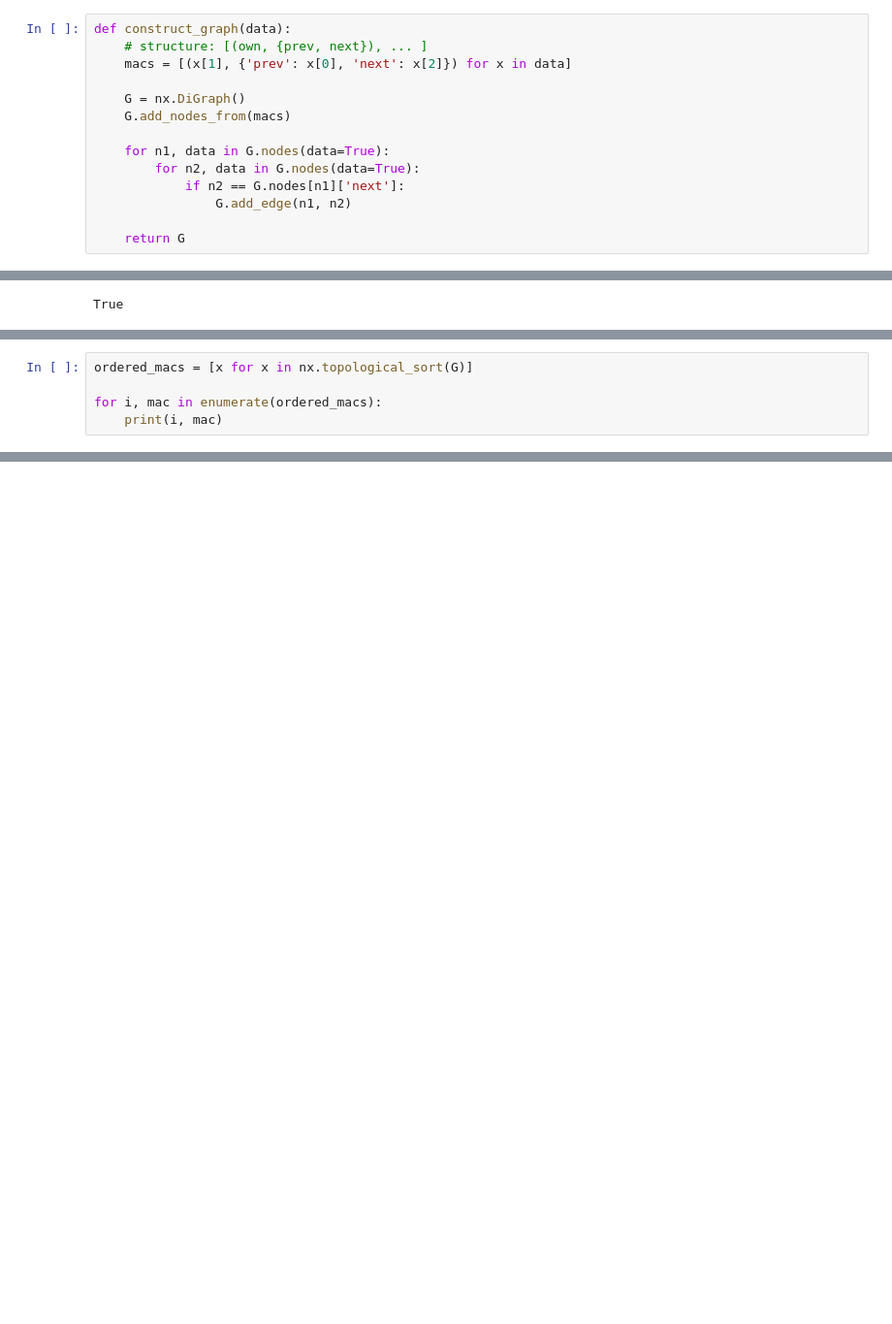
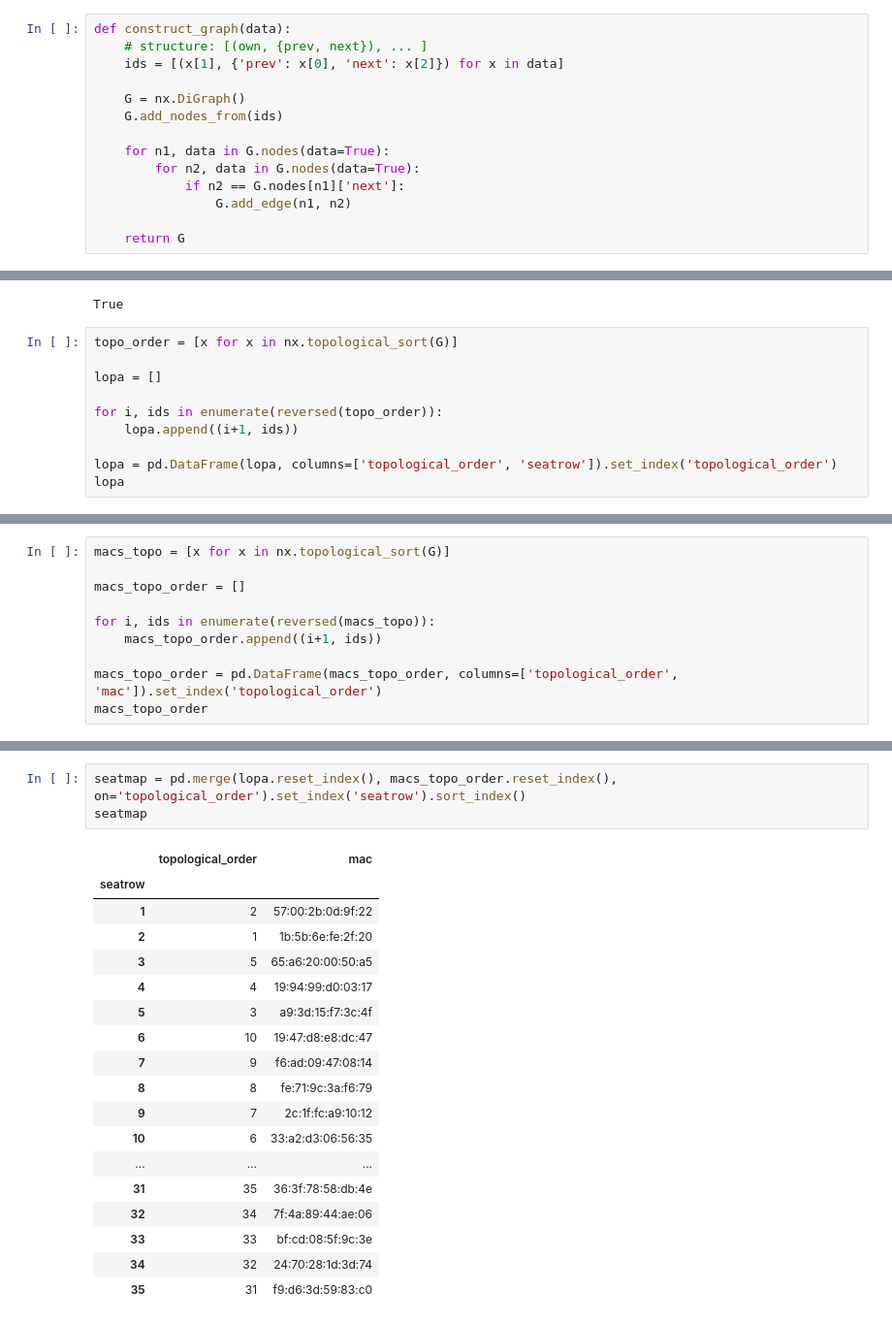
Before and after one commit to herrfz/sandbox, a Jupyter notebook: network.ipynb, the cells around one changed output, grey strips where cells are left out. Shown: that part at 97% size. Drawn from its saved outputs; the diff is of its cells as text; blank space fills up the shorter version.

```diff
--- a/network.ipynb
+++ b/network.ipynb
@@ -25,10 +7,10 @@ data = [
 # %%
 def construct_graph(data):
     # structure: [(own, {prev, next}), ... ]
-    macs = [(x[1], {'prev': x[0], 'next': x[2]}) for x in data]
+    ids = [(x[1], {'prev': x[0], 'next': x[2]}) for x in data]
 
     G = nx.DiGraph()
-    G.add_nodes_from(macs)
+    G.add_nodes_from(ids)
 
     for n1, data in G.nodes(data=True):
         for n2, data in G.nodes(data=True):
@@ -48,3 +102,13 @@ nx.draw(G, with_labels=True)
 nx.is_weakly_connected(G)
 # %% [output]
 True
+# %%
+topo_order = [x for x in nx.topological_sort(G)]
+
+lopa = []
+
+for i, ids in enumerate(reversed(topo_order)):
+    lopa.append((i+1, ids))
+
+lopa = pd.DataFrame(lopa, columns=['topological_order', 'seatrow']).set_index('topological_order')
+lopa
@@ -51,6 +215,11 @@ True
 # %%
-ordered_macs = [x for x in nx.topological_sort(G)]
+macs_topo = [x for x in nx.topological_sort(G)]
 
-for i, mac in enumerate(ordered_macs):
-    print(i, mac)
+macs_topo_order = []
+
+for i, ids in enumerate(reversed(macs_topo)):
+    macs_topo_order.append((i+1, ids))
+
+macs_topo_order = pd.DataFrame(macs_topo_order, columns=['topological_order', 'mac']).set_index('topological_order')
+macs_topo_order
 # %% [output]
@@ -63,0 +246,22 @@ for i, mac in enumerate(ordered_macs):
+# %%
+seatmap = pd.merge(lopa.reset_index(), macs_topo_order.reset_index(), on='topological_order').set_index('seatrow').sort_index()
+seatmap
+# %% [output]
+|  | topological_order | mac |
+| seatrow |  |  |
+| 1 | 2 | 57:00:2b:0d:9f:22 |
+| 2 | 1 | 1b:5b:6e:fe:2f:20 |
+| 3 | 5 | 65:a6:20:00:50:a5 |
+| 4 | 4 | 19:94:99:d0:03:17 |
+| 5 | 3 | a9:3d:15:f7:3c:4f |
+| 6 | 10 | 19:47:d8:e8:dc:47 |
+| 7 | 9 | f6:ad:09:47:08:14 |
+| 8 | 8 | fe:71:9c:3a:f6:79 |
+| 9 | 7 | 2c:1f:fc:a9:10:12 |
+| 10 | 6 | 33:a2:d3:06:56:35 |
+| ... | ... | ... |
+| 31 | 35 | 36:3f:78:58:db:4e |
+| 32 | 34 | 7f:4a:89:44:ae:06 |
+| 33 | 33 | bf:cd:08:5f:9c:3e |
+| 34 | 32 | 24:70:28:1d:3d:74 |
+| 35 | 31 | f9:d6:3d:59:83:c0 |
```
Also changed, not shown: parts of 17 cells of this notebook.
